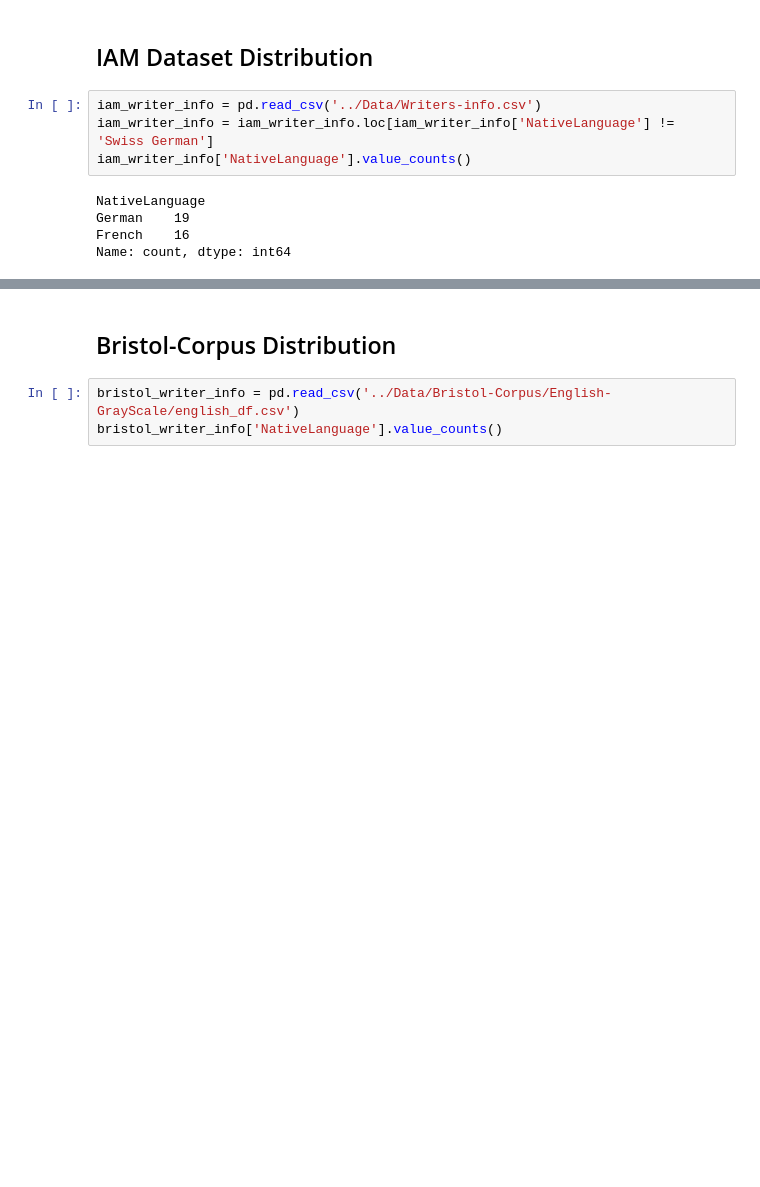
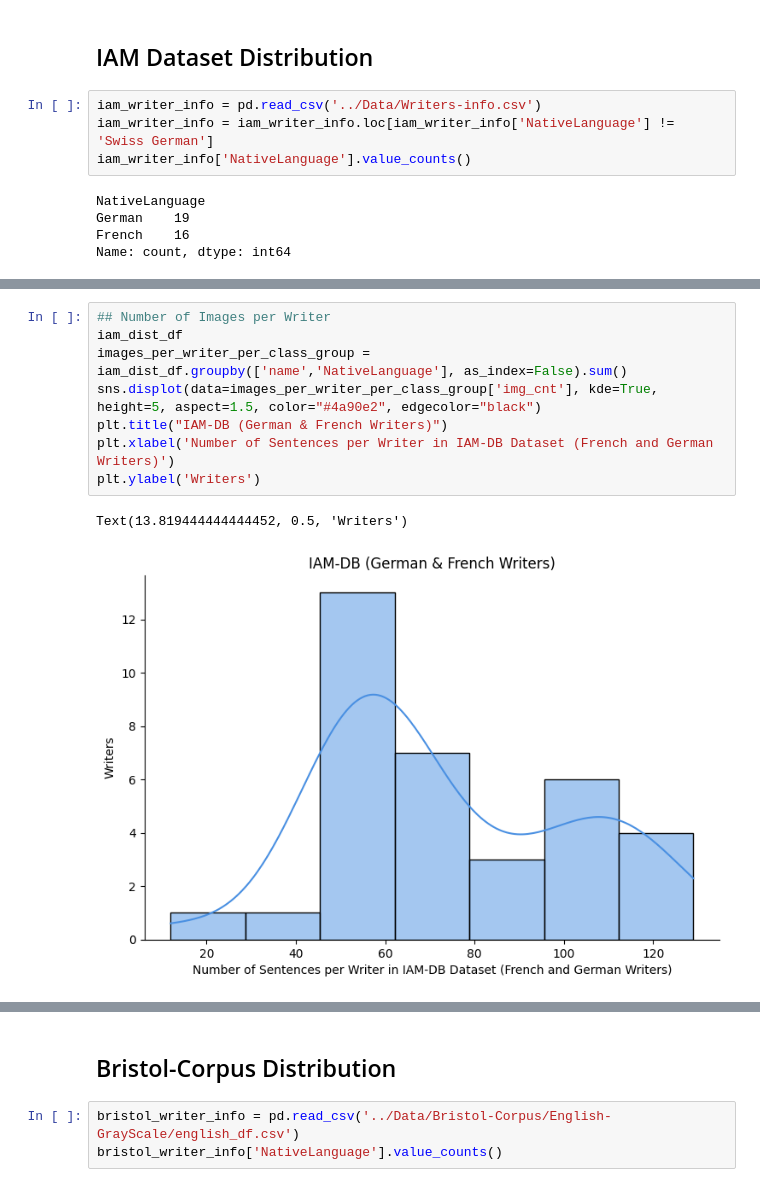
Before and after one commit to Simmmyirmm/Handwriting-Native-Language-Detection, a Jupyter notebook: Sentence-Segmentation/Dataset_Distribution.ipynb, the cells around one changed output, grey strips where cells are left out. Drawn from its saved outputs; the diff is of its cells as text; blank space fills up the shorter version.

```diff
--- a/Sentence-Segmentation/Dataset_Distribution.ipynb
+++ b/Sentence-Segmentation/Dataset_Distribution.ipynb
@@ -24,0 +118,11 @@ Name: count, dtype: int64
+# %%
+## Number of Images per Writer
+iam_dist_df
+images_per_writer_per_class_group = iam_dist_df.groupby(['name','NativeLanguage'], as_index=False).sum()
+sns.displot(data=images_per_writer_per_class_group['img_cnt'], kde=True, height=5, aspect=1.5, color="#4a90e2", edgecolor="black")
+plt.title("IAM-DB (German & French Writers)")
+plt.xlabel('Number of Sentences per Writer in IAM-DB Dataset (French and German Writers)')
+plt.ylabel('Writers')
+# %% [output]
+Text(13.819444444444452, 0.5, 'Writers')
+[figure, added]
```
Also changed, not shown: parts of 9 cells of this notebook.
